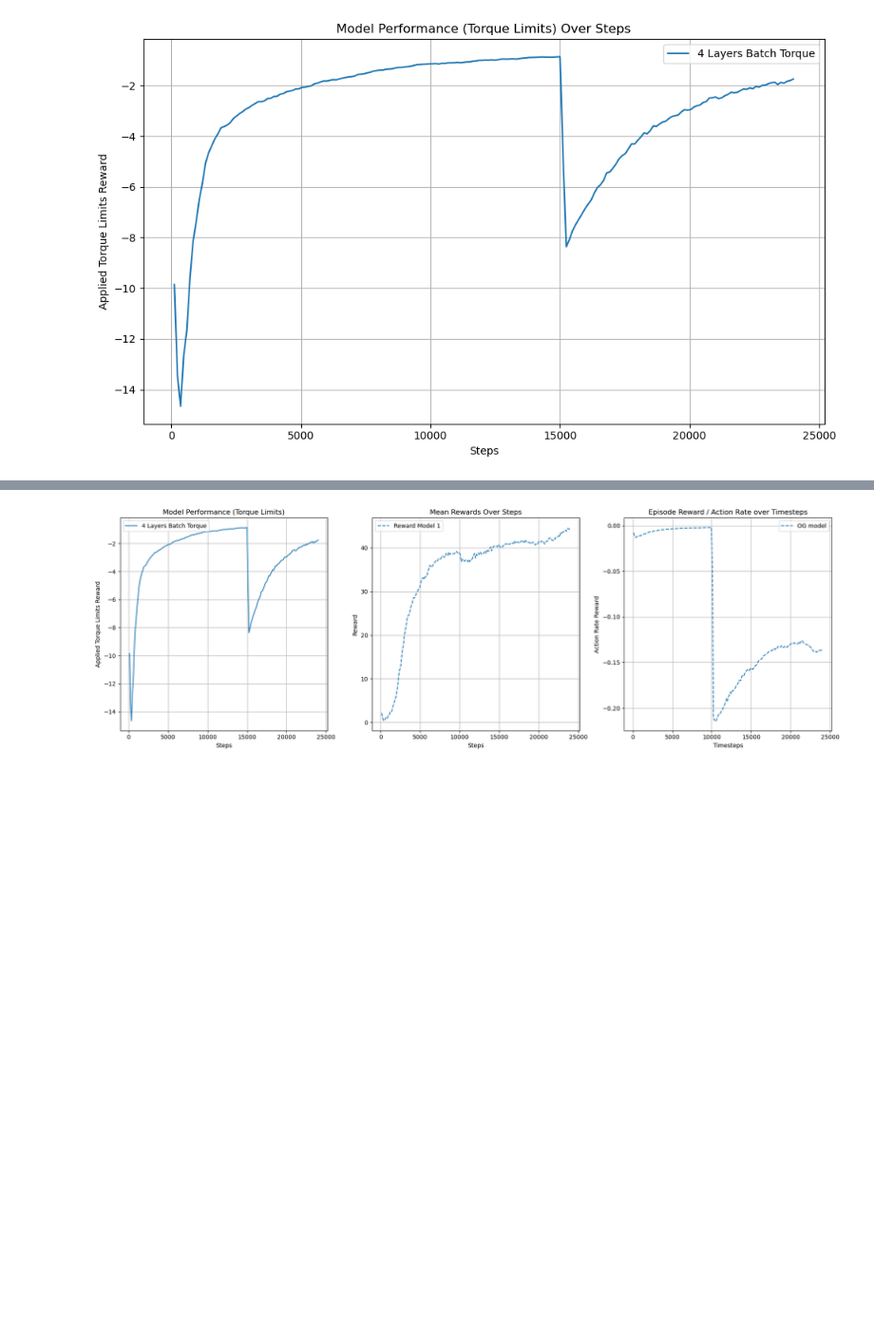
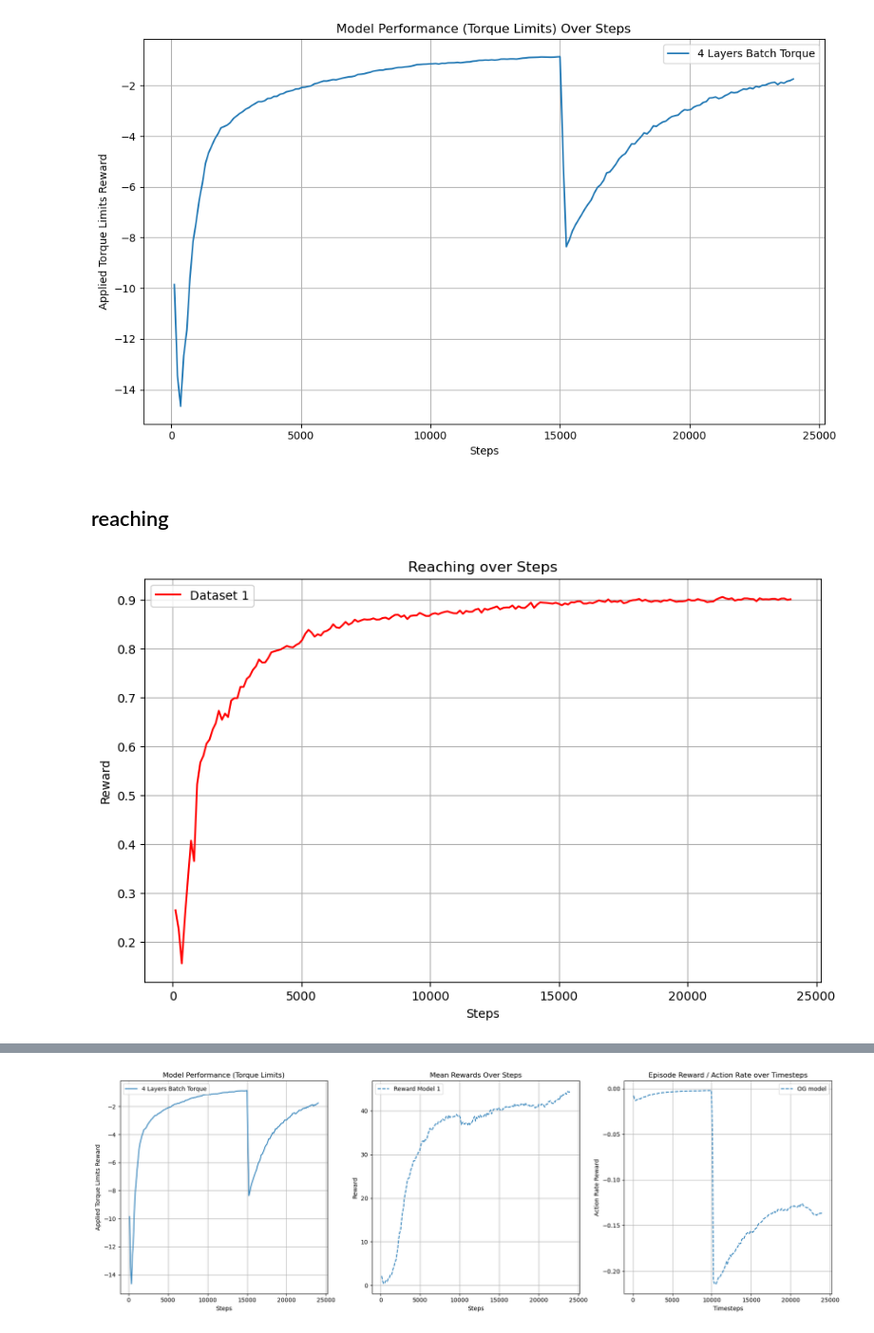
Before and after one commit to marcali/orbit-surgical-marcali, a Jupyter notebook: tables.ipynb, the cells around one changed output, grey strips where cells are left out. Shown at 95% size. Drawn from its saved outputs; the diff is of its cells as text; code cells hidden in the pictures; blank space fills up the shorter version.

```diff
--- a/tables.ipynb
+++ b/tables.ipynb
@@ -204,3 +216,40 @@ plt.show()
 
 [200 rows x 3 columns]
 [figure]
+# %% [markdown]
+## reaching
+# %%
+import pandas as pd
+import matplotlib.pyplot as plt
+
+# Load the first dataset
+data1 = pd.read_csv('data/rewards/reaching/skrl_lift_2024-09-13_22-25-30-og-reaching.csv')
+
+# Plotting function that can handle multiple datasets
+def plot_rewards(data, label, color):
+    plt.plot(data['Step'], data['Value'], label=label, color=color)
+
+# Create a plot
+plt.figure(figsize=(10,6))
+
+# Plot the first line
+plot_rewards(data1, label='Dataset 1', color='red')
+
+# You can load another dataset from a different CSV file and plot it similarly:
+# Uncomment the next lines to add another CSV file:
+# data2 = pd.read_csv('path_to_another_csv.csv')
+# plot_rewards(data2, label='Dataset 2', color='blue')
+
+# Adding labels and title
+plt.title('Reaching over Steps')
+plt.xlabel('Steps')
+plt.ylabel('Reward')
+
+# Show legend
+plt.legend()
+
+# Show plot
+plt.grid(True)
+plt.show()
+# %% [output]
+[figure, added]
```
Also changed, not shown: parts of 15 cells of this notebook, 7 other files.
